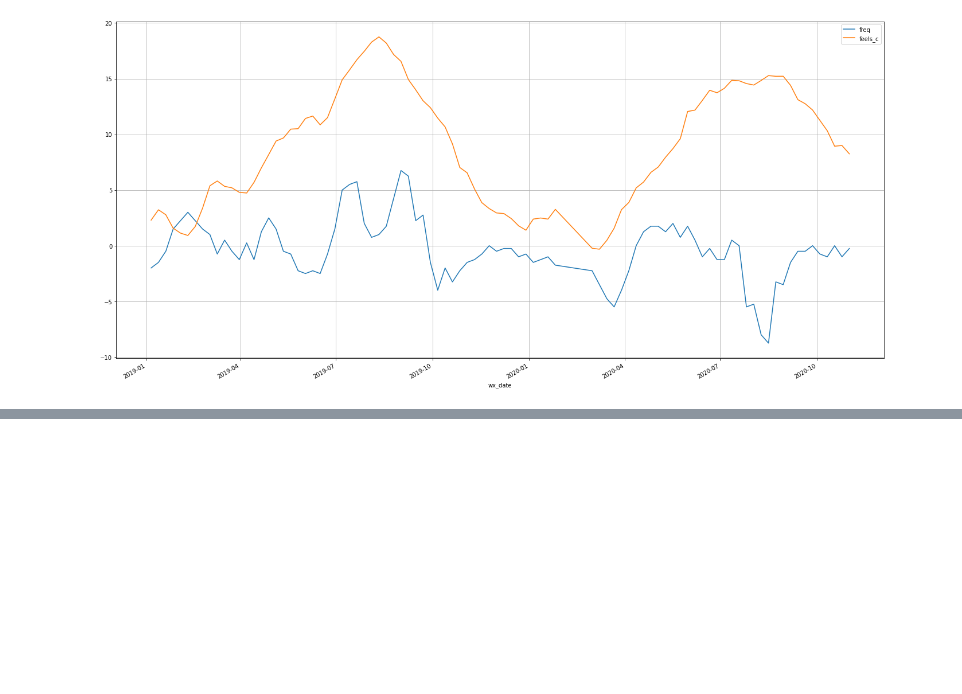
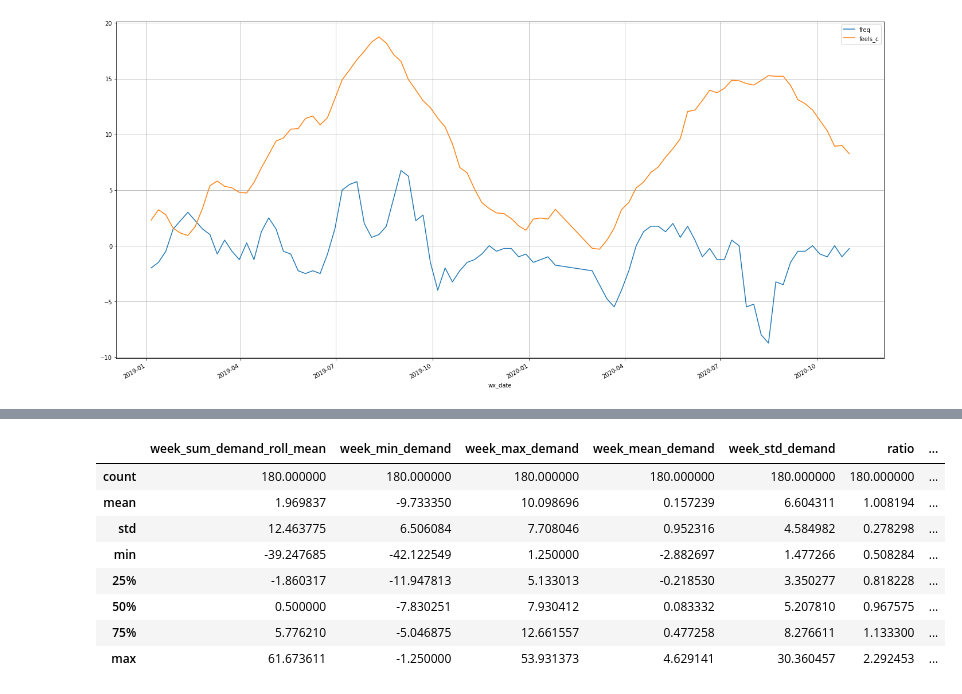
Before and after one commit to daim77/python_BI_analysis_bike_sharing, a Jupyter notebook: results.ipynb, the cells around one changed output, grey strips where cells are left out. Saved outputs shown, nothing was run; the diff lists cells and outputs as text; code cells hidden in the pictures; blank space fills up the shorter version.

```diff
--- a/results.ipynb
+++ b/results.ipynb
@@ -897,0 +1159,17 @@ func  y=start, end for every station
+# %%
+result_df.rename(columns={('freq', 'sum'): 'week_sum_demand',
+                          ('freq', 'min'): 'week_min_demand',
+                          ('freq', 'max'): 'week_max_demand',
+                          ('freq', 'mean'): 'week_mean_demand',
+                          ('freq', 'std'): 'week_std_demand'}, inplace='True')
+result_df.describe()
+# %% [output]
+|  | week_sum_demand_roll_mean | week_min_demand | week_max_demand | week_mean_demand | week_std_demand | ratio | ... |
+| count | 180.000000 | 180.000000 | 180.000000 | 180.000000 | 180.000000 | 180.000000 | ... |
+| mean | 1.969837 | -9.733350 | 10.098696 | 0.157239 | 6.604311 | 1.008194 | ... |
+| std | 12.463775 | 6.506084 | 7.708046 | 0.952316 | 4.584982 | 0.278298 | ... |
+| min | -39.247685 | -42.122549 | 1.250000 | -2.882697 | 1.477266 | 0.508284 | ... |
+| 25% | -1.860317 | -11.947813 | 5.133013 | -0.218530 | 3.350277 | 0.818228 | ... |
+| 50% | 0.500000 | -7.830251 | 7.930412 | 0.083332 | 5.207810 | 0.967575 | ... |
+| 75% | 5.776210 | -5.046875 | 12.661557 | 0.477258 | 8.276611 | 1.133300 | ... |
+| max | 61.673611 | -1.250000 | 53.931373 | 4.629141 | 30.360457 | 2.292453 | ... |
```
Also changed, not shown: parts of 50 cells of this notebook, 1 other file.
